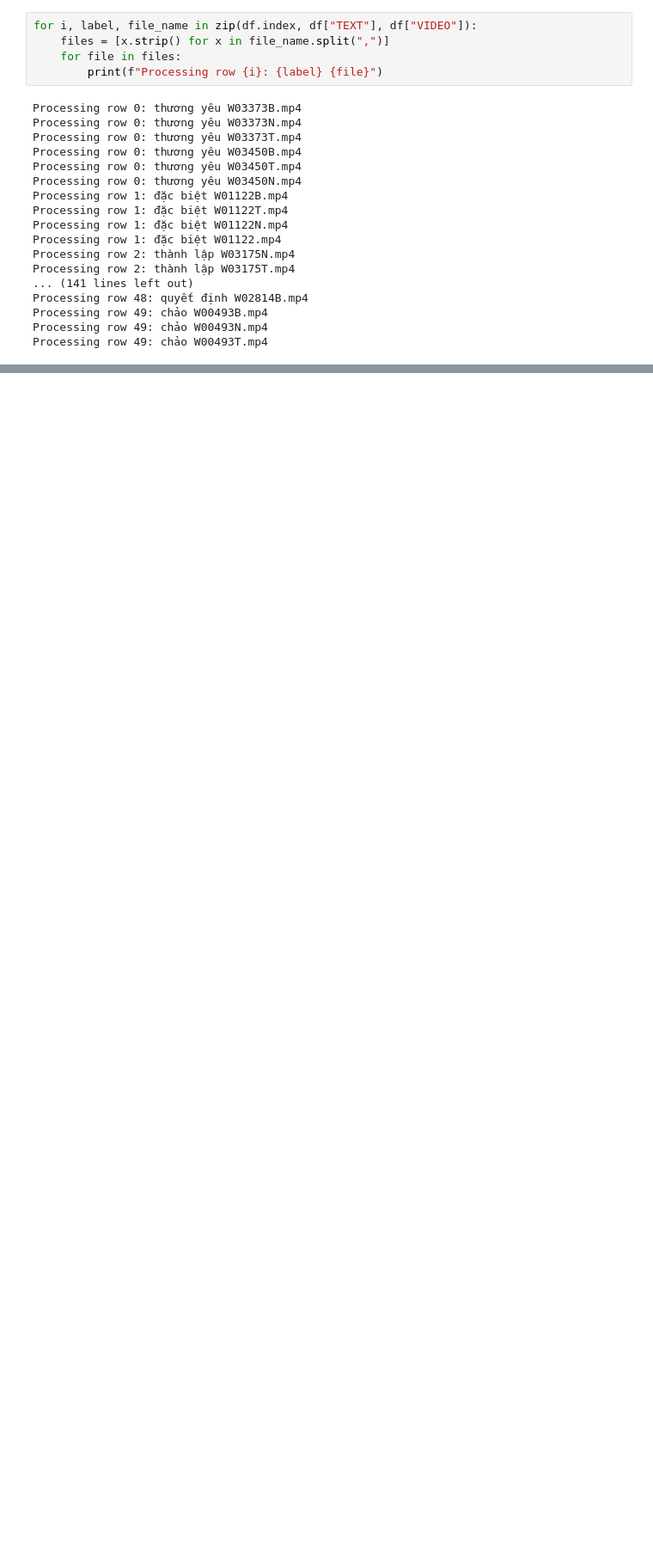
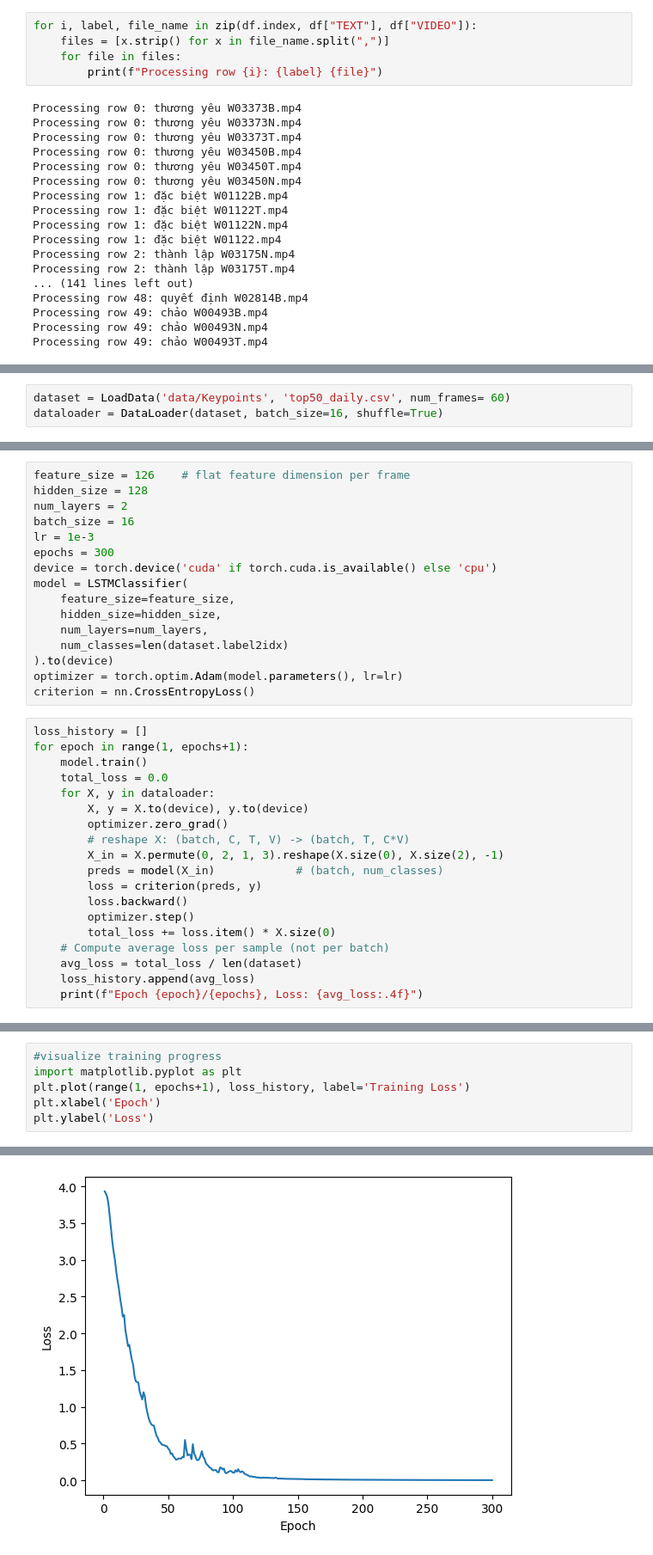
Before and after one commit to AIP491G5/VSLR, a Jupyter notebook: pre_processing.ipynb, the cells around one changed output, grey strips where cells are left out. Shown: that part at 86% size. Saved outputs shown, nothing was run; the diff lists cells and outputs as text; blank space fills up the shorter version.

```diff
--- a/pre_processing.ipynb
+++ b/pre_processing.ipynb
@@ -175,0 +208,3 @@ KeyboardInterrupt:
+# %%
+dataset = LoadData('data/Keypoints', 'top50_daily.csv', num_frames= 60)
+dataloader = DataLoader(dataset, batch_size=16, shuffle=True)
@@ -175,0 +234,35 @@ KeyboardInterrupt:
+# %%
+feature_size = 126    # flat feature dimension per frame
+hidden_size = 128
+num_layers = 2
+batch_size = 16
+lr = 1e-3
+epochs = 300
+device = torch.device('cuda' if torch.cuda.is_available() else 'cpu')
+model = LSTMClassifier(
+    feature_size=feature_size,
+    hidden_size=hidden_size,
+    num_layers=num_layers,
+    num_classes=len(dataset.label2idx)
+).to(device)
+optimizer = torch.optim.Adam(model.parameters(), lr=lr)
+criterion = nn.CrossEntropyLoss()
+# %%
+loss_history = []
+for epoch in range(1, epochs+1):
+    model.train()
+    total_loss = 0.0
+    for X, y in dataloader:
+        X, y = X.to(device), y.to(device)
+        optimizer.zero_grad()
+        # reshape X: (batch, C, T, V) -> (batch, T, C*V)
+        X_in = X.permute(0, 2, 1, 3).reshape(X.size(0), X.size(2), -1)
+        preds = model(X_in)            # (batch, num_classes)
+        loss = criterion(preds, y)
+        loss.backward()
+        optimizer.step()
+        total_loss += loss.item() * X.size(0)
+    # Compute average loss per sample (not per batch)
+    avg_loss = total_loss / len(dataset)
+    loss_history.append(avg_loss)
+    print(f"Epoch {epoch}/{epochs}, Loss: {avg_loss:.4f}")
@@ -175,0 +287,7 @@ KeyboardInterrupt:
+# %%
+#visualize training progress
+import matplotlib.pyplot as plt
+plt.plot(range(1, epochs+1), loss_history, label='Training Loss')
+plt.xlabel('Epoch')
+plt.ylabel('Loss')
+# %% [output]
@@ -175,0 +295 @@ KeyboardInterrupt:
+[figure, added]
```
Also changed, not shown: parts of 9 cells of this notebook, 5 other files.
